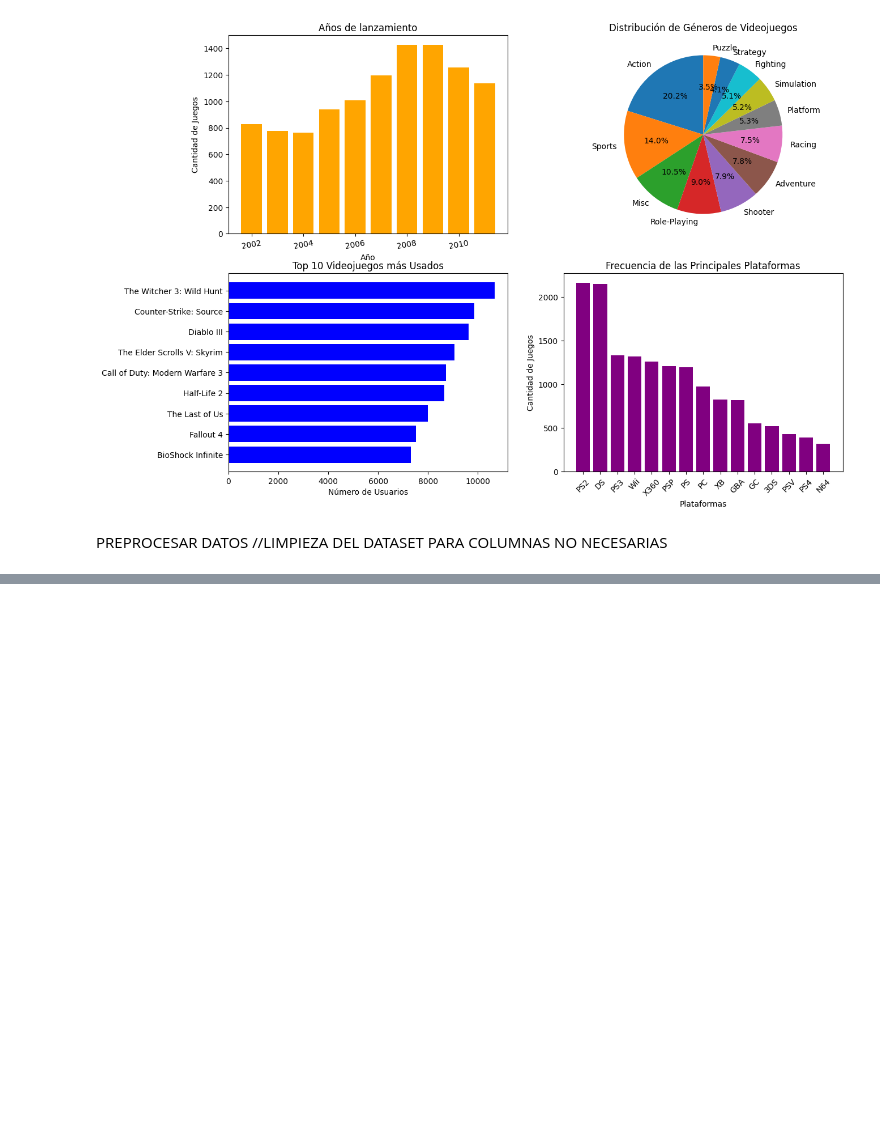
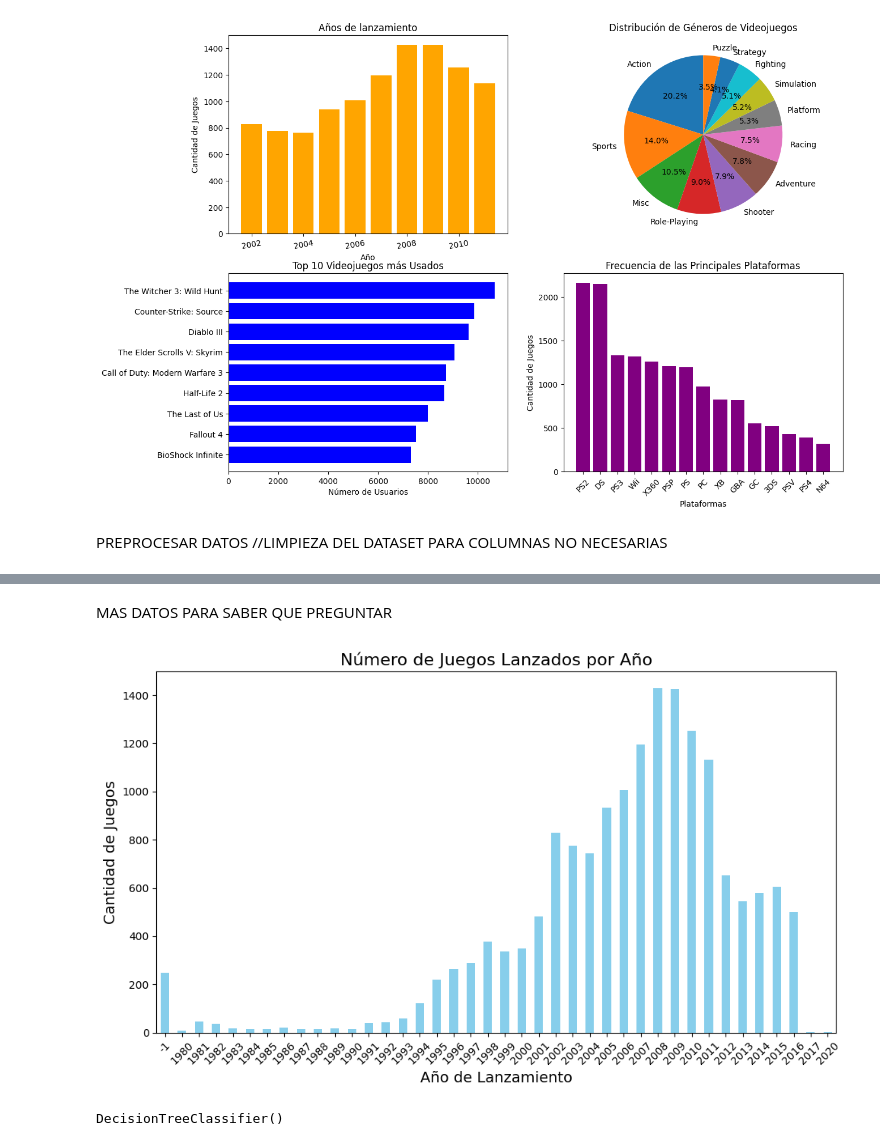
Before and after one commit to rmorenx/proyectito-, a Jupyter notebook: proy.ipynb, the cells around one changed output, grey strips where cells are left out. Drawn from its saved outputs; the diff is of its cells as text; code cells hidden in the pictures; blank space fills up the shorter version.

```diff
--- a/proy.ipynb
+++ b/proy.ipynb
@@ -127,0 +131,36 @@ VD
+# %% [markdown]
+MAS DATOS PARA SABER QUE PREGUNTAR
+# %%
+juegos_por_año = VD.groupby('Year_of_Release')['Name'].count()
+
+plt.figure(figsize=(10,6))
+juegos_por_año.plot(kind='bar', color='skyblue')
+plt.title('Número de Juegos Lanzados por Año', fontsize=16)
+plt.xlabel('Año de Lanzamiento', fontsize=14)
+plt.ylabel('Cantidad de Juegos', fontsize=14)
+
+plt.xticks(rotation=45)
+plt.tight_layout()
+plt.show()
+# %% [output]
+[figure, added]
+# %%
+from sklearn.model_selection import train_test_split
+
+X = VD[['Year_of_Release']]  # Variables independientes
+y = VD['Name']  # Variable dependiente
+
+X_train, X_test, y_train, y_test = train_test_split(X, y, test_size=0.2, random_state=42)
+
+
+X_train = X_train.dropna()
+y_train = y_train[X_train.index]
+X_train = X_train.fillna(X_train.mean())  # Para columnas numéricas
+y_train = y_train.fillna(y_train.mode()[0])
+
+from sklearn.tree import DecisionTreeClassifier
+
+model = DecisionTreeClassifier()
+model.fit(X_train, y_train)
+# %% [output]
+DecisionTreeClassifier()
```
Also changed, not shown: parts of 5 cells of this notebook.
